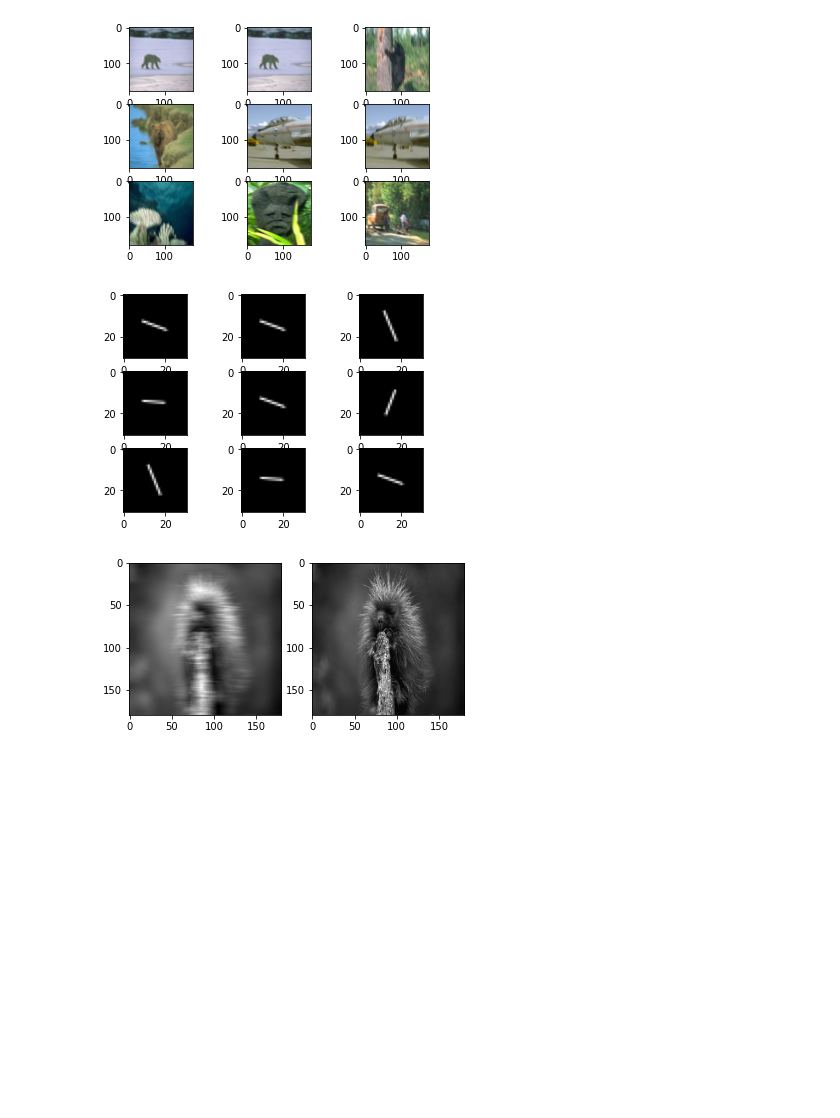
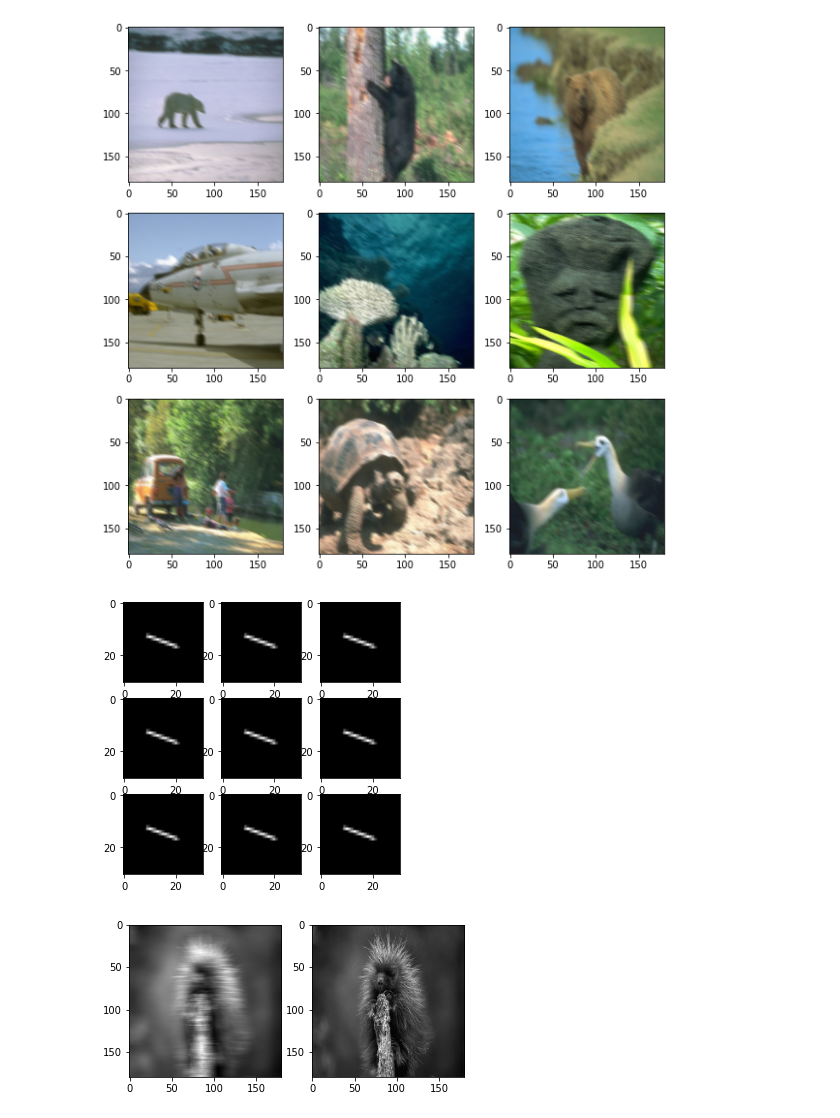
Before and after one commit to spdkh/Unrolled-optimization-with-deep-priors, a Jupyter notebook: CIRL_ODPipynb.ipynb, the cells around one changed output. Drawn from its saved outputs; the diff is of its cells as text; code cells hidden in the pictures; blank space fills up the shorter version.

```diff
--- a/CIRL_ODPipynb.ipynb
+++ b/CIRL_ODPipynb.ipynb
@@ -110,11 +94,11 @@ print(x.shape, kernel.shape, y.shape)
 # Source: https://github.com/zahangircse/COMP_EECE_7or8740_NNs/blob/main/Lecture_8.ipynb
 # The data, split between train and test sets:
 # plot first few images
-for i in range(9):
-	# define subplot
-	plt.subplot(330 + 1 + i)
-	# plot raw pixel data
-	plt.imshow(x[i * 3])
-# show the figure
+# define subplot
+axes = plt.figure(figsize=(10,10)).subplots(3, 3)
+
+for i, ax in enumerate(axes.ravel()):
+	ax.imshow(sharp[i])
+
 plt.show()
 # %% [output]
@@ -122,26 +106,27 @@ plt.show()
 # %%
 # Source: https://github.com/zahangircse/COMP_EECE_7or8740_NNs/blob/main/Lecture_8.ipynb
 # The data, split between train and test sets:
 # plot first few images
-for i in range(9):
-	# define subplot
-	plt.subplot(330 + 1 + i)
-	# plot raw pixel data
-	plt.imshow(y[i * 3])
-# show the figure
+# define subplot
+axes = plt.figure(figsize=(10,10)).subplots(3, 3)
+
+for i, ax in enumerate(axes.ravel()):
+	ax.imshow(blurred[i])
+
 plt.show()
 # %% [output]
-[figure, old version]
+[figure, new version]
 # %%
+
 # Source: https://github.com/zahangircse/COMP_EECE_7or8740_NNs/blob/main/Lecture_8.ipynb
 # The data, split between train and test sets:
 # plot first few images
-for i in range(9):
-	# define subplot
-	plt.subplot(330 + 1 + i)
-	# plot raw pixel data
-	plt.imshow(kernel[i * 3], cmap='gray')
-# show the figure
+# define subplot
+axes = plt.figure(figsize=(5,5)).subplots(3, 3)
+
+for i, ax in enumerate(axes.ravel()):
+	ax.imshow(kernel[i], cmap='gray')
+
 plt.show()
 # %% [output]
-[figure, old version]
+[figure, new version]
```
Also changed, not shown: parts of 19 cells of this notebook.
